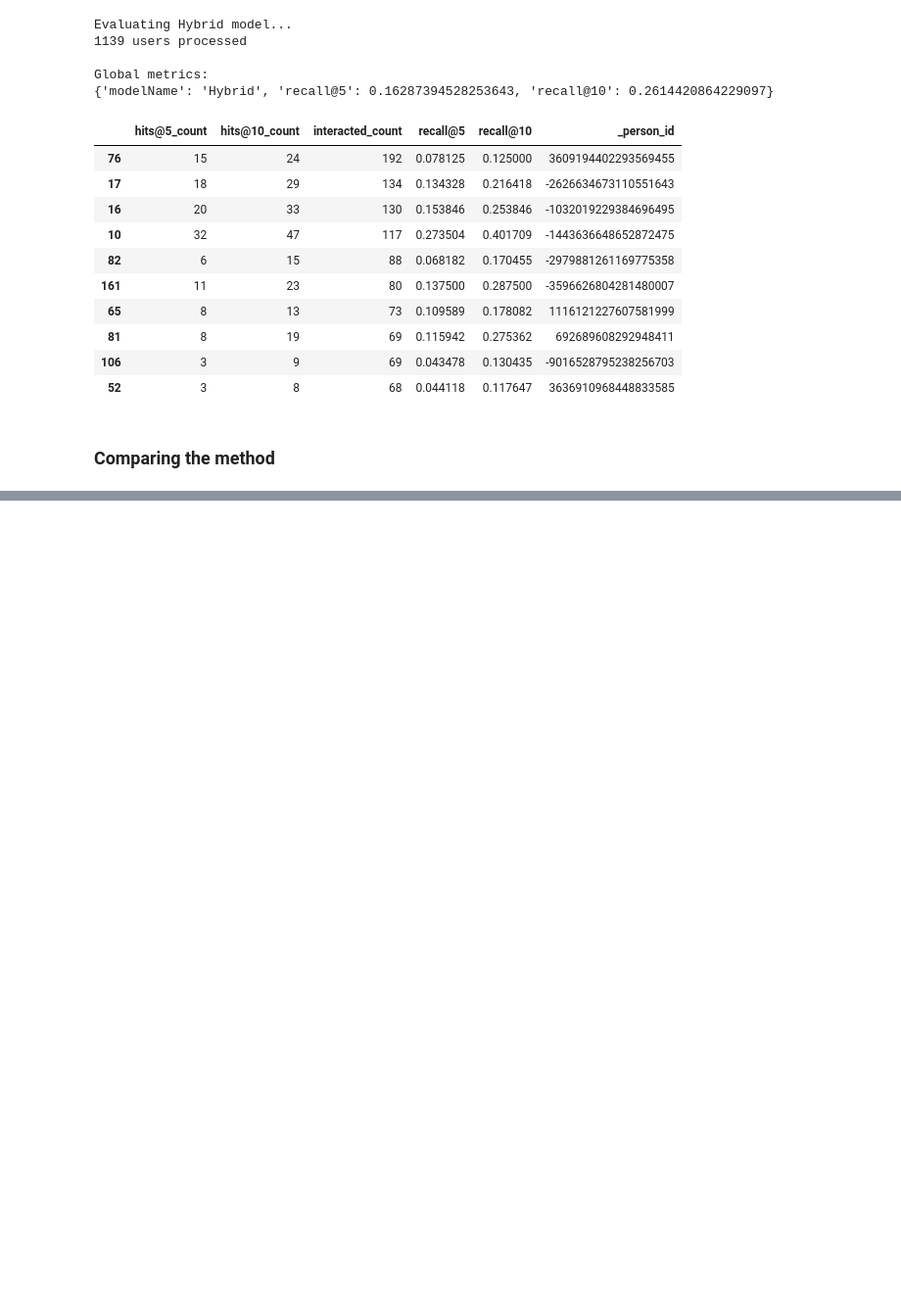
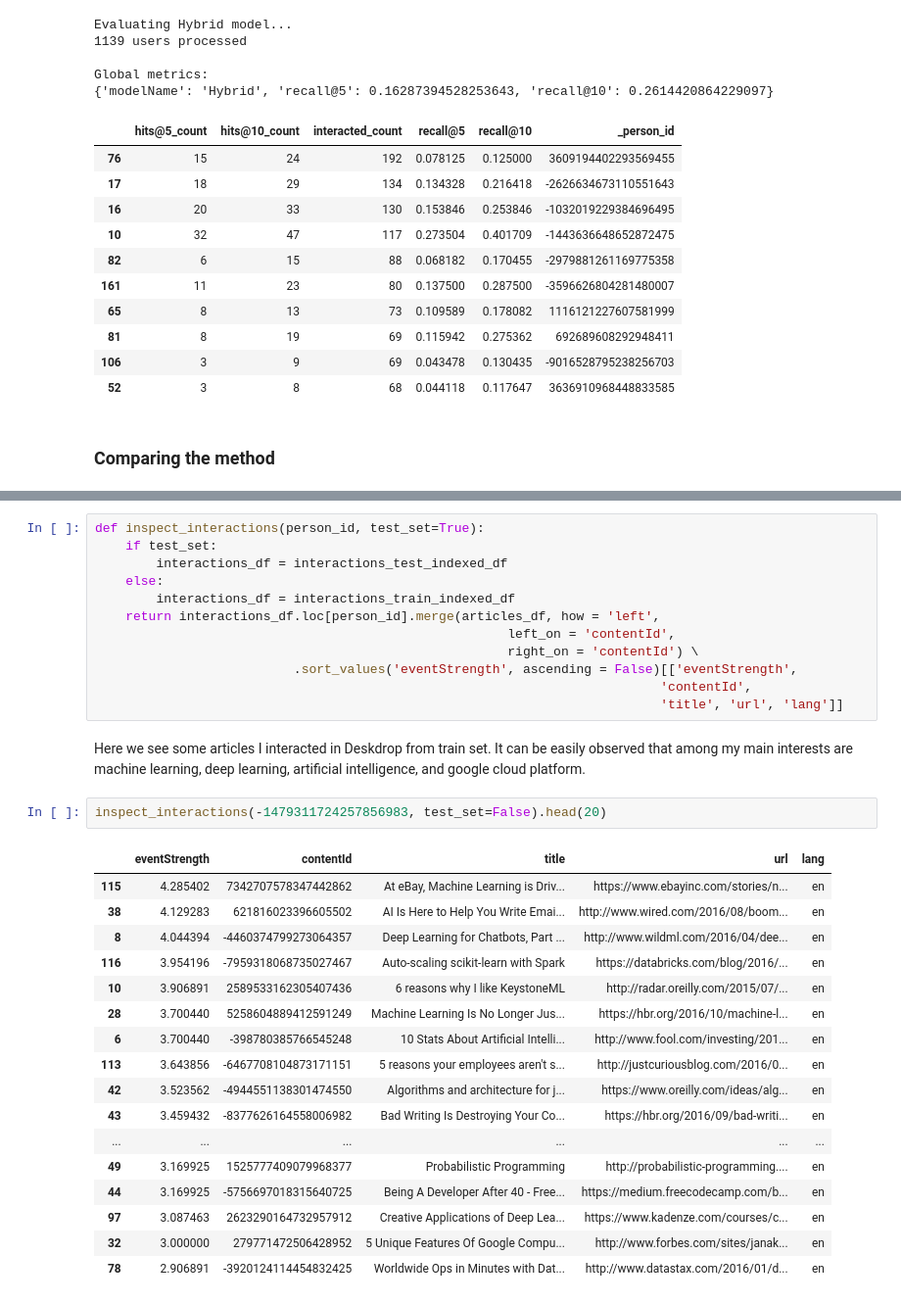
Before and after one commit to JIPiration/kaggles, a Jupyter notebook: Dataset_articles-sharing-and-reading-from-CI&T-DeskDrop/03_recommender-systems-in-python-101.ipynb, the cells around one changed output, grey strips where cells are left out. Shown at 98% size. Drawn from its saved outputs; the diff is of its cells as text; blank space fills up the shorter version.

```diff
--- a/Dataset_articles-sharing-and-reading-from-CI&T-DeskDrop/03_recommender-systems-in-python-101.ipynb
+++ b/Dataset_articles-sharing-and-reading-from-CI&T-DeskDrop/03_recommender-systems-in-python-101.ipynb
@@ -925,0 +949,34 @@ Global metrics:
+# %%
+def inspect_interactions(person_id, test_set=True):
+    if test_set:
+        interactions_df = interactions_test_indexed_df
+    else:
+        interactions_df = interactions_train_indexed_df
+    return interactions_df.loc[person_id].merge(articles_df, how = 'left',
+                                                      left_on = 'contentId',
+                                                      right_on = 'contentId') \
+                          .sort_values('eventStrength', ascending = False)[['eventStrength',
+                                                                          'contentId',
+                                                                          'title', 'url', 'lang']]
+# %% [markdown]
+Here we see some articles I interacted in Deskdrop from train set. It can be easily observed that among my main interests are machine learning, deep learning, artificial intelligence, and google cloud platform.
+# %%
+inspect_interactions(-1479311724257856983, test_set=False).head(20)
+# %% [output]
+|  | eventStrength | contentId | title | url | lang |
+| 115 | 4.285402 | 7342707578347442862 | At eBay, Machine Learning is Driv... | https://www.ebayinc.com/stories/n... | en |
+| 38 | 4.129283 | 621816023396605502 | AI Is Here to Help You Write Emai... | http://www.wired.com/2016/08/boom... | en |
+| 8 | 4.044394 | -4460374799273064357 | Deep Learning for Chatbots, Part ... | http://www.wildml.com/2016/04/dee... | en |
+| 116 | 3.954196 | -7959318068735027467 | Auto-scaling scikit-learn with Spark | https://databricks.com/blog/2016/... | en |
+| 10 | 3.906891 | 2589533162305407436 | 6 reasons why I like KeystoneML | http://radar.oreilly.com/2015/07/... | en |
+| 28 | 3.700440 | 5258604889412591249 | Machine Learning Is No Longer Jus... | https://hbr.org/2016/10/machine-l... | en |
+| 6 | 3.700440 | -398780385766545248 | 10 Stats About Artificial Intelli... | http://www.fool.com/investing/201... | en |
+| 113 | 3.643856 | -6467708104873171151 | 5 reasons your employees aren't s... | http://justcuriousblog.com/2016/0... | en |
+| 42 | 3.523562 | -4944551138301474550 | Algorithms and architecture for j... | https://www.oreilly.com/ideas/alg... | en |
+| 43 | 3.459432 | -8377626164558006982 | Bad Writing Is Destroying Your Co... | https://hbr.org/2016/09/bad-writi... | en |
+| ... | ... | ... | ... | ... | ... |
+| 49 | 3.169925 | 1525777409079968377 | Probabilistic Programming | http://probabilistic-programming.... | en |
+| 44 | 3.169925 | -5756697018315640725 | Being A Developer After 40 - Free... | https://medium.freecodecamp.com/b... | en |
+| 97 | 3.087463 | 2623290164732957912 | Creative Applications of Deep Lea... | https://www.kadenze.com/courses/c... | en |
+| 32 | 3.000000 | 279771472506428952 | 5 Unique Features Of Google Compu... | http://www.forbes.com/sites/janak... | en |
+| 78 | 2.906891 | -3920124114454832425 | Worldwide Ops in Minutes with Dat... | http://www.datastax.com/2016/01/d... | en |
```
Also changed, not shown: parts of 6 cells of this notebook.
